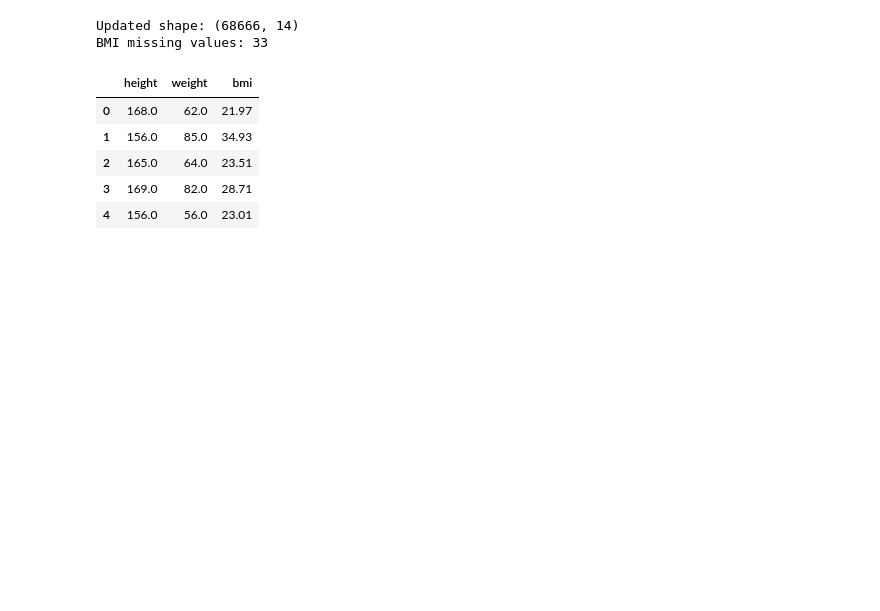
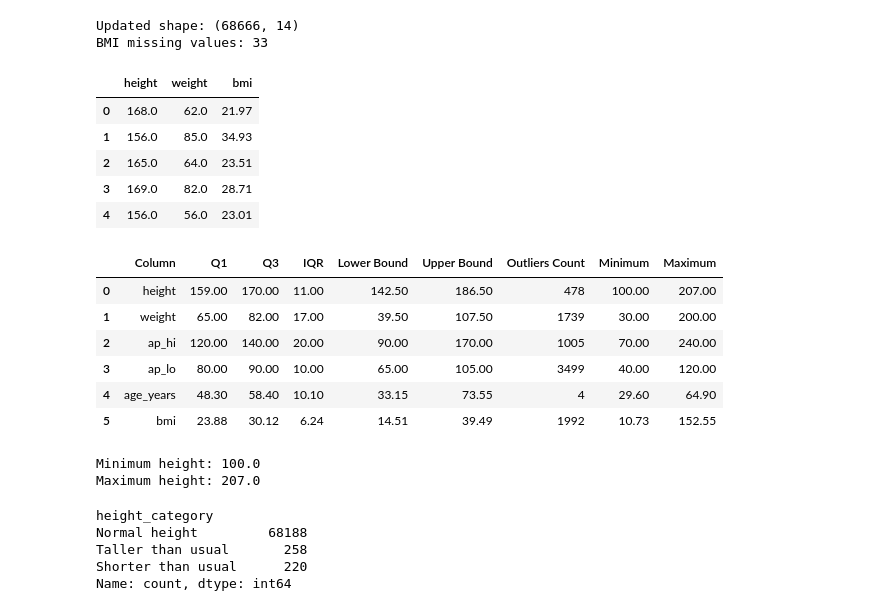
Before and after one commit to Mary-George26/Team3_Project_ONL5_AIS4_S1, a Jupyter notebook: Cardiovascular Disease dataset/cardio__cleaning.ipynb, the cells around one changed output. Saved outputs shown, nothing was run; the diff lists cells and outputs as text; code cells hidden in the pictures; blank space fills up the shorter version.

```diff
--- a/Cardiovascular Disease dataset/cardio__cleaning.ipynb
+++ b/Cardiovascular Disease dataset/cardio__cleaning.ipynb
@@ -188,3 +185,41 @@ BMI missing values: 33
 | 2 | 165.0 | 64.0 | 23.51 |
 | 3 | 169.0 | 82.0 | 28.71 |
 | 4 | 156.0 | 56.0 | 23.01 |
+# %%
+NUMERICAL_FEATURES = ["height","weight","ap_hi","ap_lo","age_years","bmi"]
+
+outlier_results = []
+
+for col in NUMERICAL_FEATURES:
+    s = pd.to_numeric(df[col], errors="coerce").dropna()
+
+    q1 = s.quantile(0.25)
+    q3 = s.quantile(0.75)
+    iqr = q3 - q1
+
+    lower = q1 - 1.5 * iqr
+    upper = q3 + 1.5 * iqr
+
+    outlier_results.append({
+        "Column": col,
+        "Q1": q1,
+        "Q3": q3,
+        "IQR": iqr,
+        "Lower Bound": lower,
+        "Upper Bound": upper,
+        "Outliers Count": ((s < lower) | (s > upper)).sum(),
+        "Minimum": s.min(),
+        "Maximum": s.max()
+    })
+
+outlier_df = pd.DataFrame(outlier_results)
+
+display(outlier_df.round(2))
+# %% [output]
+|  | Column | Q1 | Q3 | IQR | Lower Bound | Upper Bound | Outliers Count | Minimum | Maximum |
+| 0 | height | 159.00 | 170.00 | 11.00 | 142.50 | 186.50 | 478 | 100.00 | 207.00 |
+| 1 | weight | 65.00 | 82.00 | 17.00 | 39.50 | 107.50 | 1739 | 30.00 | 200.00 |
+| 2 | ap_hi | 120.00 | 140.00 | 20.00 | 90.00 | 170.00 | 1005 | 70.00 | 240.00 |
+| 3 | ap_lo | 80.00 | 90.00 | 10.00 | 65.00 | 105.00 | 3499 | 40.00 | 120.00 |
+| 4 | age_years | 48.30 | 58.40 | 10.10 | 33.15 | 73.55 | 4 | 29.60 | 64.90 |
+| 5 | bmi | 23.88 | 30.12 | 6.24 | 14.51 | 39.49 | 1992 | 10.73 | 152.55 |
@@ -190,0 +228,29 @@ BMI missing values: 33
+# %%
+df_clean.loc[df_clean['height'] < 100, 'height'] = 100
+
+print("Minimum height:", df_clean['height'].min())
+print("Maximum height:", df_clean['height'].max())
+# %% [output]
+Minimum height: 100.0
+Maximum height: 207.0
+# %%
+df_clean['height_category'] = np.select(
+    [
+        df_clean['height'] < 142.5,
+        df_clean['height'] > 186.5
+    ],
+    [
+        'Shorter than usual',
+        'Taller than usual'
+    ],
+    default='Normal height'
+)
+
+
+print(df_clean['height_category'].value_counts())
+# %% [output]
+height_category
+Normal height         68188
+Taller than usual       258
+Shorter than usual      220
+Name: count, dtype: int64
```
Also changed, not shown: parts of 16 cells of this notebook.
